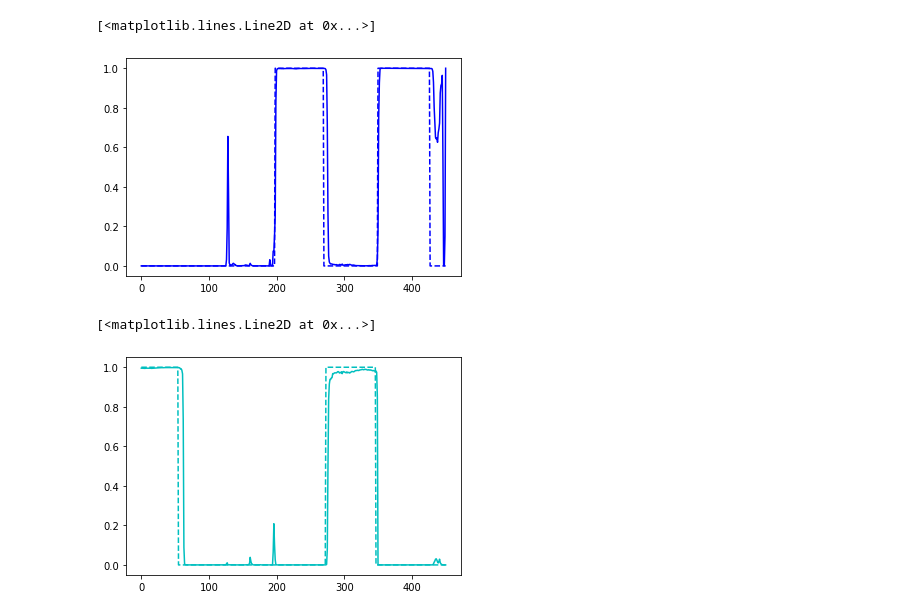
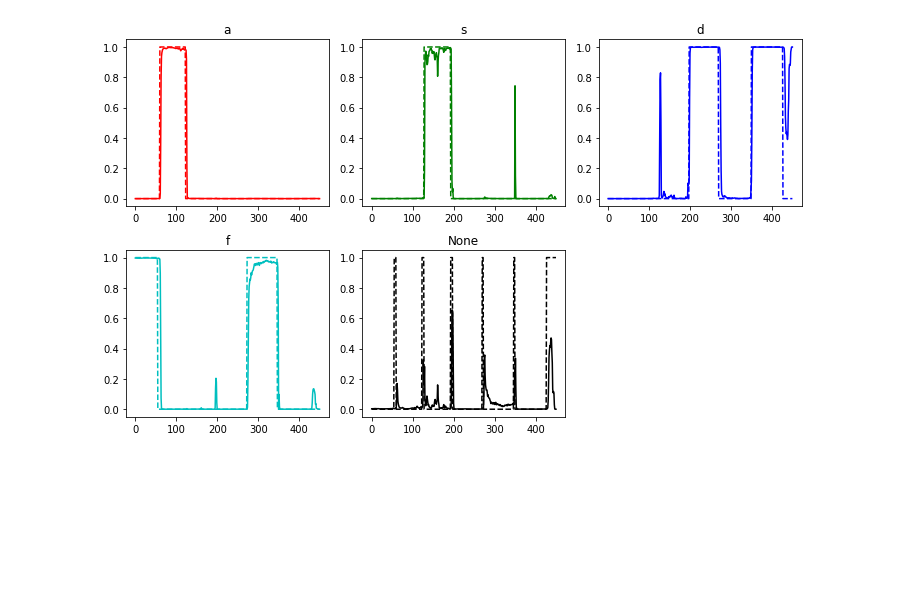
Before and after one commit to KNU-BrainAI-Capstone2021/SIB, a Jupyter notebook: model/model_mlp_space.ipynb, the cells around one changed output. Cells and saved outputs as stored; diff of their text form; code cells hidden in the pictures; blank space fills up the shorter version.

```diff
--- a/model/model_mlp_space.ipynb
+++ b/model/model_mlp_space.ipynb
@@ -267,12 +234,19 @@ plt.plot(range(size), predict[:,1], 'g')
-# %%
-plt.plot(range(size), y_test['d'], 'b--')
-plt.plot(range(size), predict[:,2], 'b')
-# %% [output]
-[<matplotlib.lines.Line2D at 0x...>]
-[figure, removed]
-# %%
-plt.plot(range(size), y_test['f'], 'c--')
-plt.plot(range(size), predict[:,3], 'c')
-# %% [output]
-[<matplotlib.lines.Line2D at 0x...>]
-[figure, removed]
+# %%
+import matplotlib.pyplot as plt
+
+size = len(y_test)
+
+fig = plt.figure(figsize=(10,6))
+
+keys = [('r', "a"), ('g', "s"), ('b', "d"), ('c', "f"), ('k', "None")]
+
+for i, (color, key_class) in enumerate(keys):
+    k = fig.add_subplot(2,3,i+1)
+    k.set_title(key_class)
+    k.plot(range(size), y_test[key_class], color+'--')
+    k.plot(range(size), predict[:,i], color)
+
+plt.tight_layout()
+plt.show()
+# %% [output]
+[figure, added]
```
Also changed, not shown: parts of 12 cells of this notebook.
